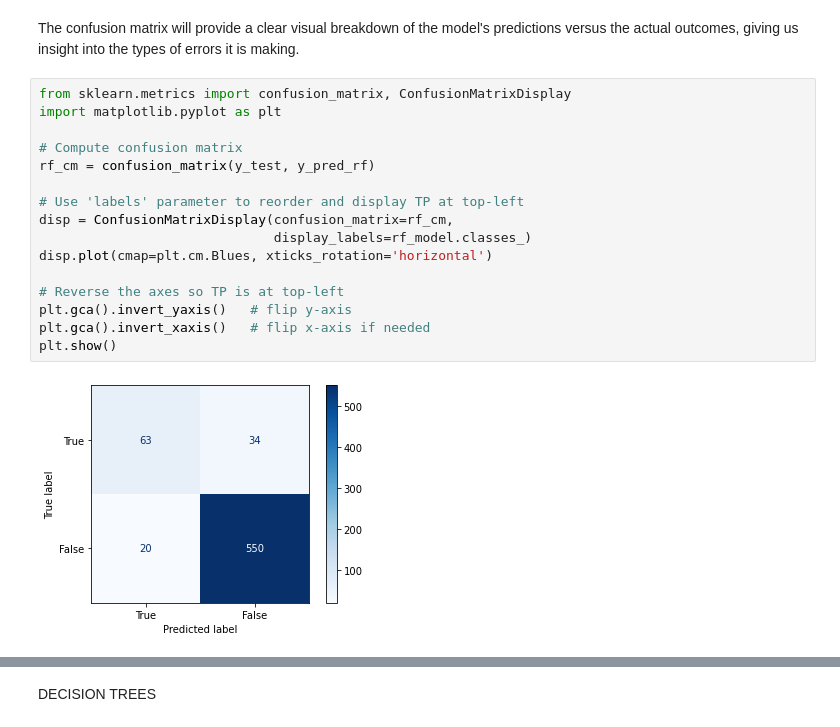
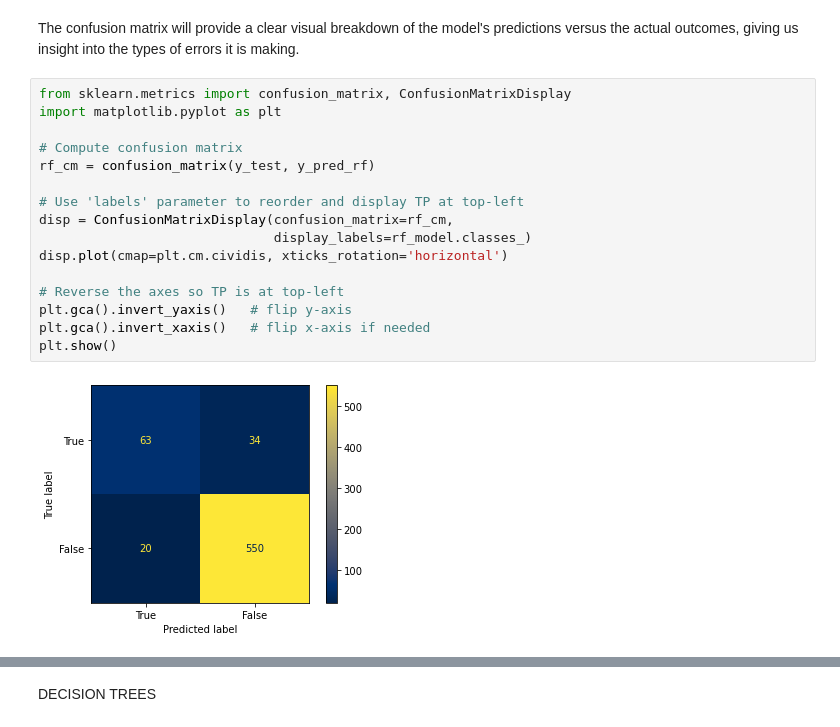
Before and after one commit to edgarowuor-tech/PHASE_THREE_CLASSIFICATION-MODEL-PROJECT, a Jupyter notebook: index.ipynb, the cells around one changed output, grey strips where cells are left out. Drawn from its saved outputs; the diff is of its cells as text.

```diff
--- a/index.ipynb
+++ b/index.ipynb
@@ -821,18 +821,18 @@ The confusion matrix will provide a clear visual breakdown of the model's predic
 # %%
 from sklearn.metrics import confusion_matrix, ConfusionMatrixDisplay
 import matplotlib.pyplot as plt
 
 # Compute confusion matrix
 rf_cm = confusion_matrix(y_test, y_pred_rf)
 
 # Use 'labels' parameter to reorder and display TP at top-left
 disp = ConfusionMatrixDisplay(confusion_matrix=rf_cm,
                               display_labels=rf_model.classes_)
-disp.plot(cmap=plt.cm.Blues, xticks_rotation='horizontal')
+disp.plot(cmap=plt.cm.cividis, xticks_rotation='horizontal')
 
 # Reverse the axes so TP is at top-left
 plt.gca().invert_yaxis()   # flip y-axis
 plt.gca().invert_xaxis()   # flip x-axis if needed
 plt.show()
 # %% [output]
-[figure, old version]
+[figure, new version]
```
Also changed, not shown: parts of 8 cells of this notebook.
